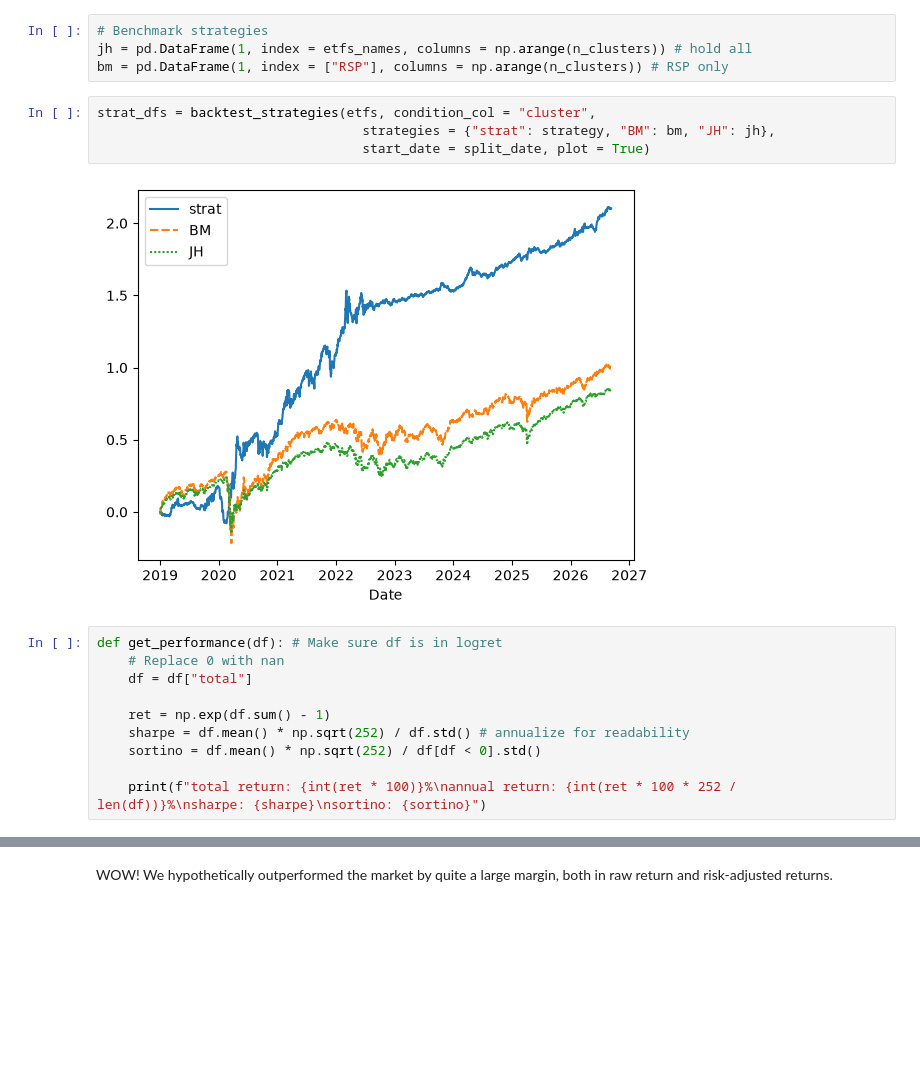
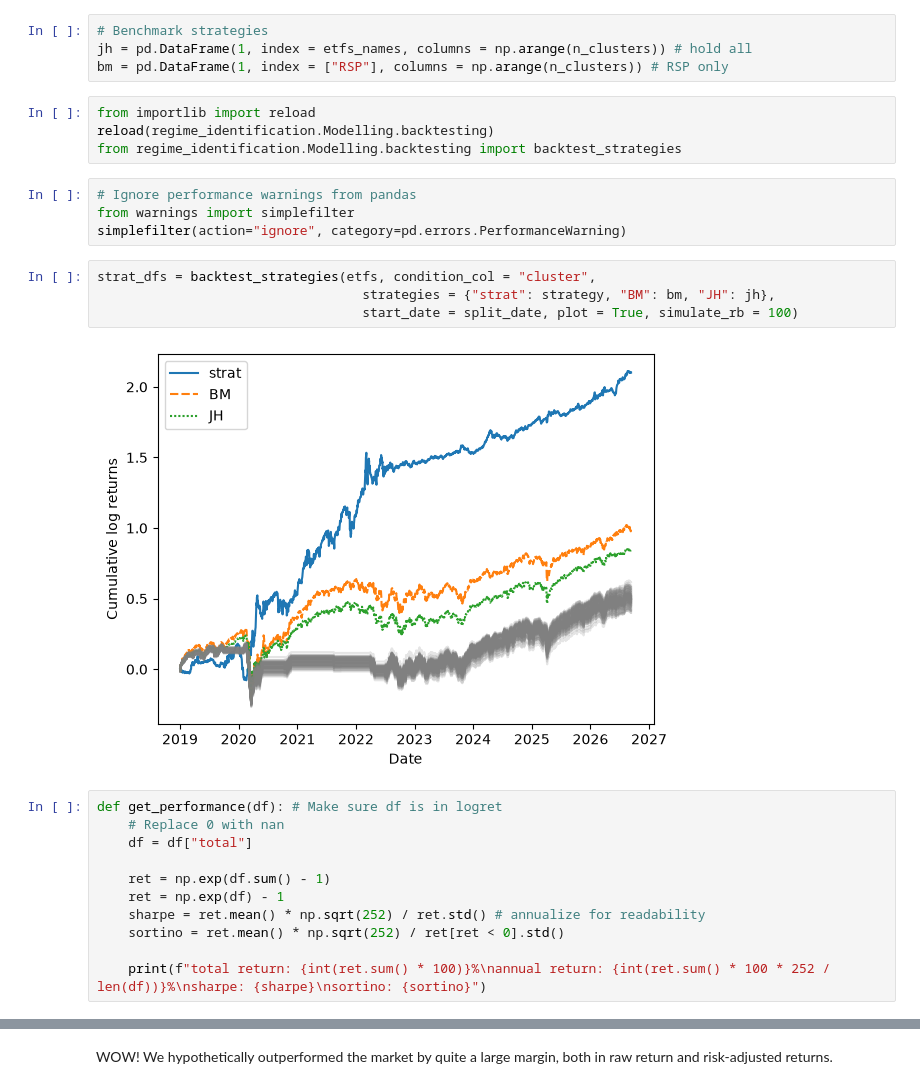
Before and after one commit to sl9998/regime-identification, a Jupyter notebook: Notebooks/regimes.ipynb, the cells around one changed output, grey strips where cells are left out. Cells and saved outputs as stored; diff of their text form; blank space fills up the shorter version.

```diff
--- a/Notebooks/regimes.ipynb
+++ b/Notebooks/regimes.ipynb
@@ -619,22 +619,31 @@ strategy.dropna(how = "all") # Visual representation of our strategy
 # Benchmark strategies
 jh = pd.DataFrame(1, index = etfs_names, columns = np.arange(n_clusters)) # hold all
 bm = pd.DataFrame(1, index = ["RSP"], columns = np.arange(n_clusters)) # RSP only
+# %%
+from importlib import reload
+reload(regime_identification.Modelling.backtesting)
+from regime_identification.Modelling.backtesting import backtest_strategies
+# %%
+# Ignore performance warnings from pandas
+from warnings import simplefilter
+simplefilter(action="ignore", category=pd.errors.PerformanceWarning)
 # %%
 strat_dfs = backtest_strategies(etfs, condition_col = "cluster",
                                   strategies = {"strat": strategy, "BM": bm, "JH": jh},
-                                  start_date = split_date, plot = True)
+                                  start_date = split_date, plot = True, simulate_rb = 100)
 # %% [output]
-[figure, old version]
+[figure, new version]
 # %%
 def get_performance(df): # Make sure df is in logret
     # Replace 0 with nan
     df = df["total"]
 
     ret = np.exp(df.sum() - 1)
-    sharpe = df.mean() * np.sqrt(252) / df.std() # annualize for readability
-    sortino = df.mean() * np.sqrt(252) / df[df < 0].std()
+    ret = np.exp(df) - 1
+    sharpe = ret.mean() * np.sqrt(252) / ret.std() # annualize for readability
+    sortino = ret.mean() * np.sqrt(252) / ret[ret < 0].std()
 
-    print(f"total return: {int(ret * 100)}%\nannual return: {int(ret * 100 * 252 / len(df))}%\nsharpe: {sharpe}\nsortino: {sortino}")
+    print(f"total return: {int(ret.sum() * 100)}%\nannual return: {int(ret.sum() * 100 * 252 / len(df))}%\nsharpe: {sharpe}\nsortino: {sortino}")
 # %%
 for name, df in strat_dfs.items():
     print(f"\n{name}:")
```
Also changed, not shown: parts of 15 cells of this notebook, 1 other file.
